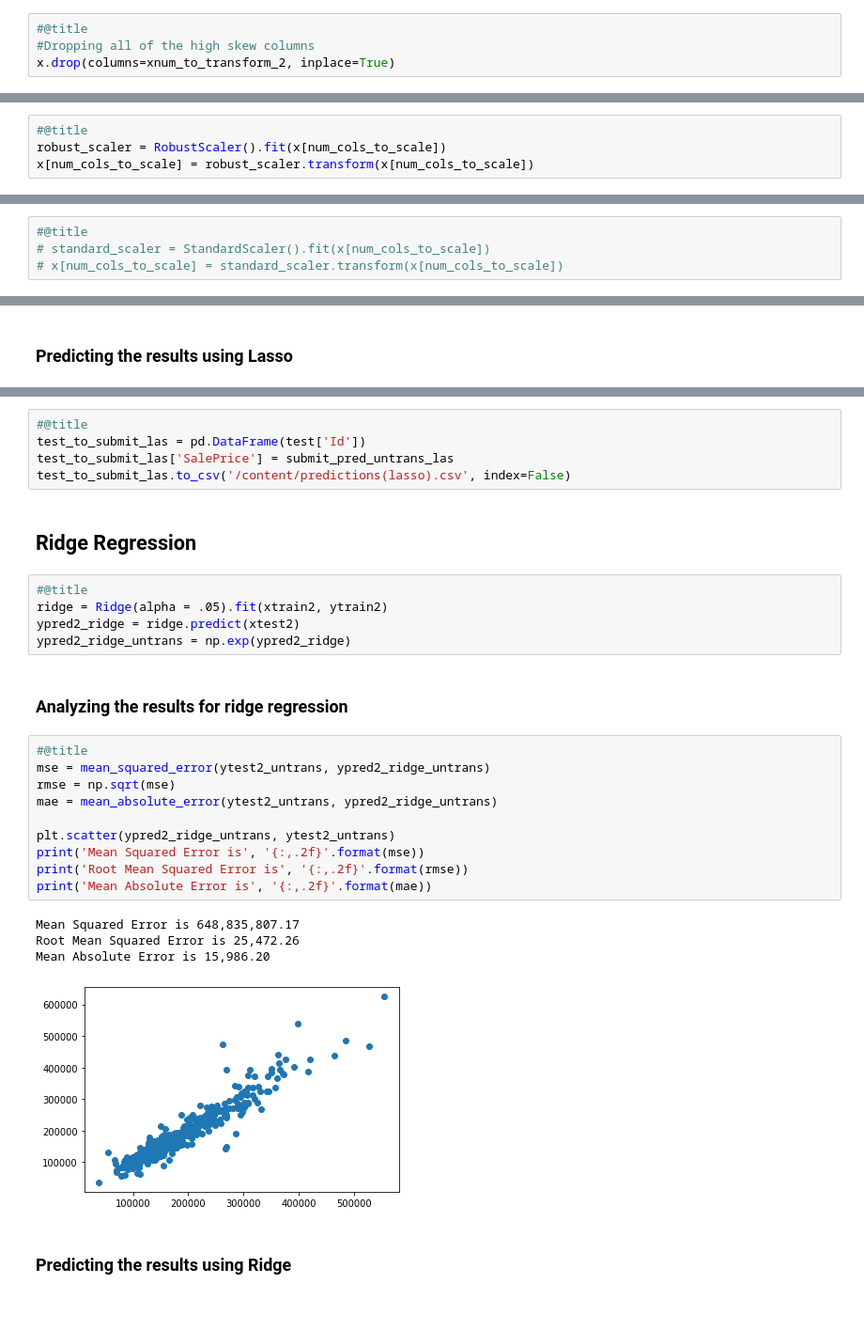
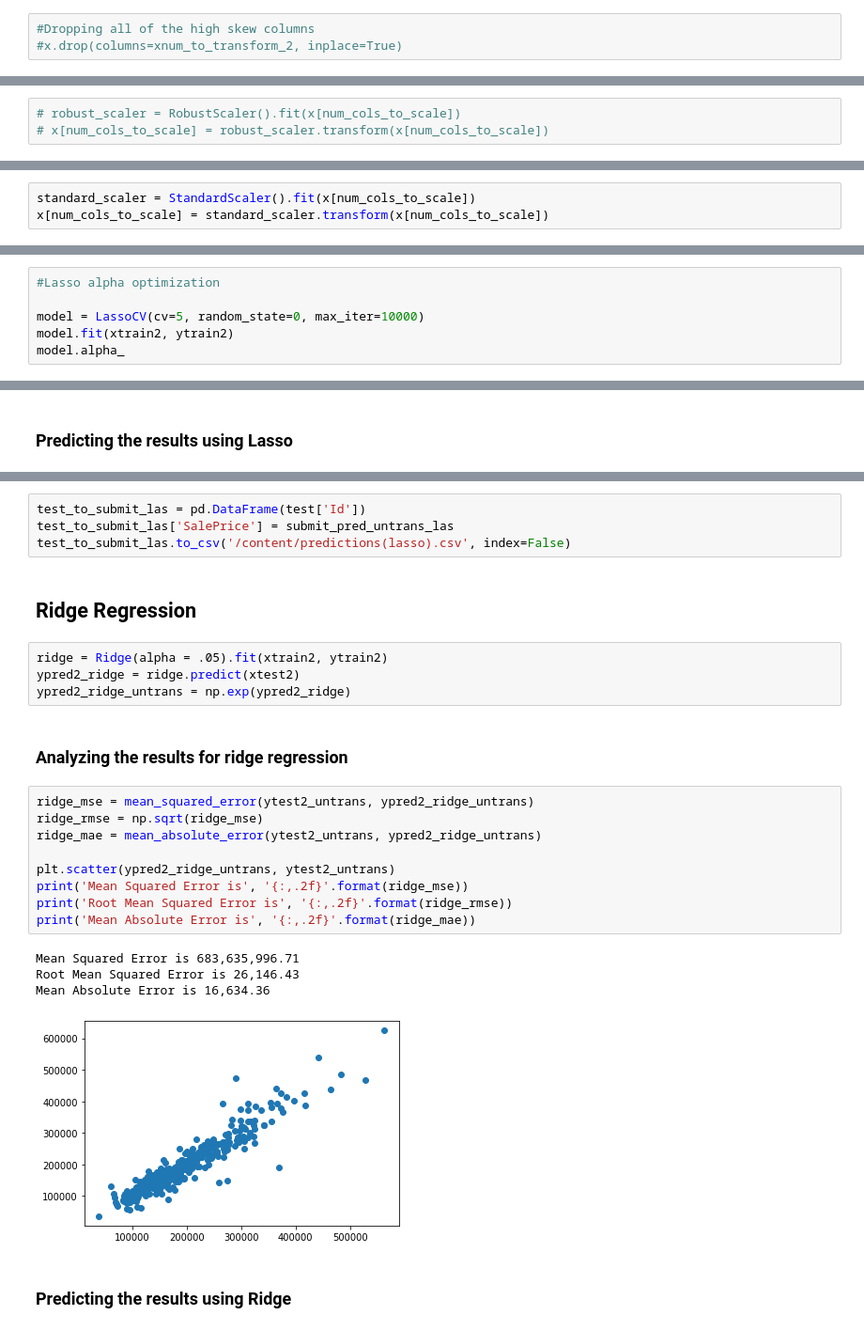
Before and after one commit to zdanielshi/data_science_LFZ, a Jupyter notebook: DS_0628_Kaggle_housing.ipynb, the cells around one changed output, grey strips where cells are left out. Shown: that part at 94% size. Drawn from its saved outputs; the diff is of its cells as text.

```diff
--- a/DS_0628_Kaggle_housing.ipynb
+++ b/DS_0628_Kaggle_housing.ipynb
@@ -509,4 +536,3 @@ x.shape
 # %%
-#@title
 #Dropping all of the high skew columns
-x.drop(columns=xnum_to_transform_2, inplace=True)
+#x.drop(columns=xnum_to_transform_2, inplace=True)
@@ -631,12 +664,10 @@ num_cols_to_scale
 # %% [markdown]
 ### Robust Scaler
 # %%
-#@title
-robust_scaler = RobustScaler().fit(x[num_cols_to_scale])
-x[num_cols_to_scale] = robust_scaler.transform(x[num_cols_to_scale])
+# robust_scaler = RobustScaler().fit(x[num_cols_to_scale])
+# x[num_cols_to_scale] = robust_scaler.transform(x[num_cols_to_scale])
 # %% [markdown]
 ### Standard Scaler
 # %%
-#@title
-# standard_scaler = StandardScaler().fit(x[num_cols_to_scale])
-# x[num_cols_to_scale] = standard_scaler.transform(x[num_cols_to_scale])
+standard_scaler = StandardScaler().fit(x[num_cols_to_scale])
+x[num_cols_to_scale] = standard_scaler.transform(x[num_cols_to_scale])
@@ -699,3 +728,9 @@ ytest2 (482,)
 ytest2_untrans = np.exp(ytest2)
 # %% [markdown]
 ## Lasso Regression
+# %%
+#Lasso alpha optimization
+
+model = LassoCV(cv=5, random_state=0, max_iter=10000)
+model.fit(xtrain2, ytrain2)
+model.alpha_
@@ -737,32 +770,29 @@ array([117799.03653838, 161556.49544191, 186743.82092627, ...,
 # %%
-#@title
 test_to_submit_las = pd.DataFrame(test['Id'])
 test_to_submit_las['SalePrice'] = submit_pred_untrans_las
 test_to_submit_las.to_csv('/content/predictions(lasso).csv', index=False)
 # %% [markdown]
 ## Ridge Regression
 # %%
-#@title
 ridge = Ridge(alpha = .05).fit(xtrain2, ytrain2)
 ypred2_ridge = ridge.predict(xtest2)
 ypred2_ridge_untrans = np.exp(ypred2_ridge)
 # %% [markdown]
 ### Analyzing the results for ridge regression
 # %%
-#@title
-mse = mean_squared_error(ytest2_untrans, ypred2_ridge_untrans)
-rmse = np.sqrt(mse)
-mae = mean_absolute_error(ytest2_untrans, ypred2_ridge_untrans)
+ridge_mse = mean_squared_error(ytest2_untrans, ypred2_ridge_untrans)
+ridge_rmse = np.sqrt(ridge_mse)
+ridge_mae = mean_absolute_error(ytest2_untrans, ypred2_ridge_untrans)
 
 plt.scatter(ypred2_ridge_untrans, ytest2_untrans)
-print('Mean Squared Error is', '{:,.2f}'.format(mse))
-print('Root Mean Squared Error is', '{:,.2f}'.format(rmse))
-print('Mean Absolute Error is', '{:,.2f}'.format(mae))
+print('Mean Squared Error is', '{:,.2f}'.format(ridge_mse))
+print('Root Mean Squared Error is', '{:,.2f}'.format(ridge_rmse))
+print('Mean Absolute Error is', '{:,.2f}'.format(ridge_mae))
 # %% [output]
-Mean Squared Error is 648,835,807.17
-Root Mean Squared Error is 25,472.26
-Mean Absolute Error is 15,986.20
+Mean Squared Error is 683,635,996.71
+Root Mean Squared Error is 26,146.43
+Mean Absolute Error is 16,634.36
-[figure, old version]
+[figure, new version]
 # %% [markdown]
 ### Predicting the results using Ridge
 # %%
```
Also changed, not shown: parts of 117 cells of this notebook.
